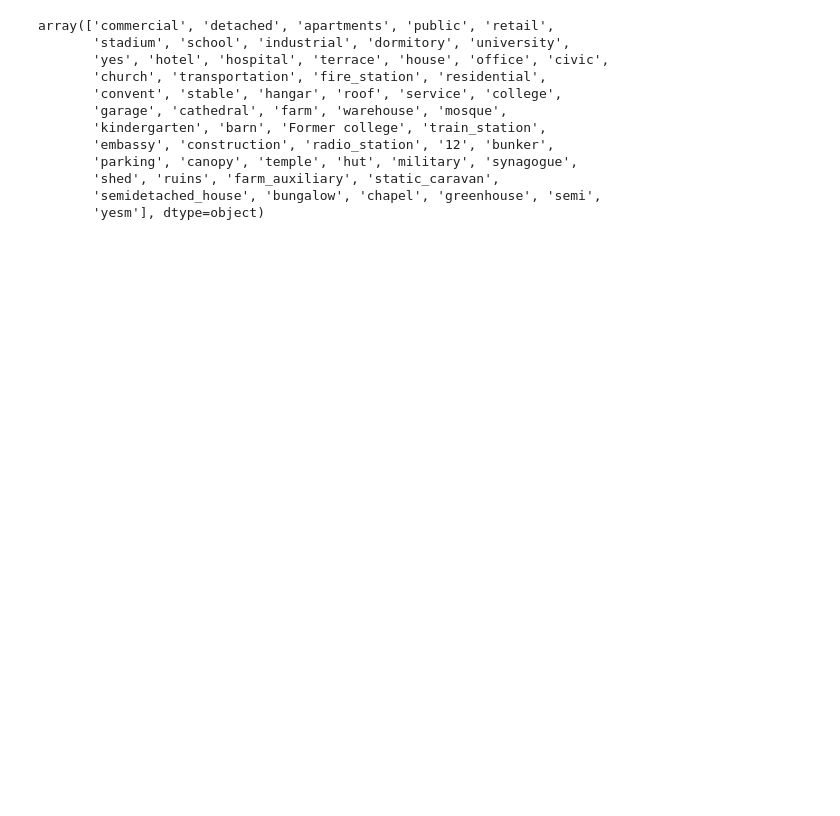
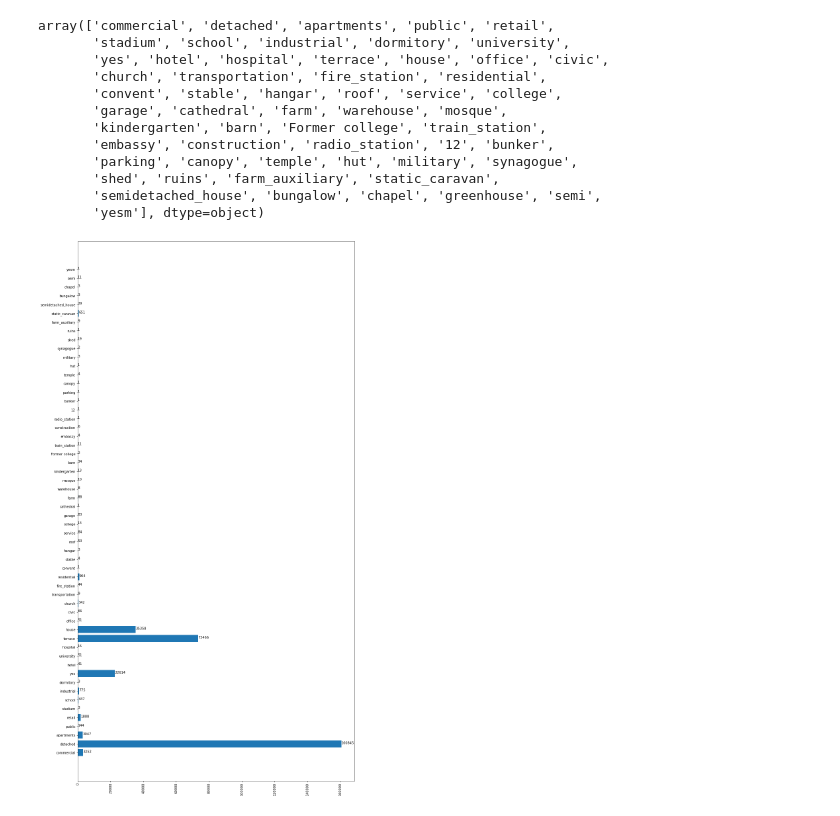
Before and after one commit to CSBP-CPSE/building_feature_extraction, a Jupyter notebook: sample_and_visualize.ipynb, the cells around one changed output. Saved outputs shown, nothing was run; the diff lists cells and outputs as text; code cells hidden in the pictures; blank space fills up the shorter version.

```diff
--- a/sample_and_visualize.ipynb
+++ b/sample_and_visualize.ipynb
@@ -39,8 +41,14 @@ def creat_add(unit, snum,sname):
         return str(snum)+ " " + str(sname) + ", Ottawa, ON"
     else:
         return str(unit) +"-"+ str(snum)+ " " + str(sname) + ", Ottawa, ON"
+# %%
+#A function to create a request_address
+def creat_req_add(snum,sname):
+    return str(snum)+ " " + str(sname) + ", Ottawa, ON"
 # %%
+#create empty cols
 df['full_address'] = ''
+df['request_address'] = ''
 #df['Type'] = ''
 df.columns
 # %% [output]
@@ -51,5 +59,11 @@ Index(['osm_obj_type', 'latitude', 'longitude', 'unit', 'street_no',
 #df = df.replace(np.nan, '', regex=True)
 df = df.fillna('')
 # %%
-df['full_address'] = df.apply(lambda row : creat_add(row['unit'], row['street_no'], row['street_name'].capitalize()), axis = 1)
-df.to_csv('records_with_add.csv',  encoding = 'utf8')
+#Populate the full_address col
+df['full_address'] = df.apply(lambda row : creat_full_add(row['unit'], row['street_no'], row['street_name'].capitalize()), axis = 1)
+#df.to_csv('records_with_add.csv',  encoding = 'utf8')
+# %%
+#Populate the request_address col
+df['request_address'] = df.apply(lambda row : creat_req_add(row['street_no'], row['street_name'].capitalize()), axis = 1)
+#df.to_csv('records_with_add.csv',  encoding = 'utf8')
+df.head()
@@ -84,3 +111,22 @@ array(['commercial', 'detached', 'apartments', 'public', 'retail',
        'shed', 'ruins', 'farm_auxiliary', 'static_caravan',
        'semidetached_house', 'bungalow', 'chapel', 'greenhouse', 'semi',
        'yesm'], dtype=object)
+# %%
+#create a hist
+from collections import Counter
+type_counts = Counter(df2['osm_tag'])
+keys = type_counts.keys()
+values  = type_counts.values()
+
+dict_counts = {'type': keys, 'count': values}
+df_counts = pd.DataFrame(data=dict_counts)
+df_counts.head()
+
+plt.figure(figsize=(15, 30))
+plt.xticks(rotation = 90) # Rotates X-Axis Ticks by 90-degrees
+count =  df_counts['count']
+plt.barh(df_counts['type'], df_counts['count'])
+for index, value in enumerate(count):
+    plt.text(value, index, str(value))
+# %% [output]
+[figure, added]
```
Also changed, not shown: parts of 31 cells of this notebook.
